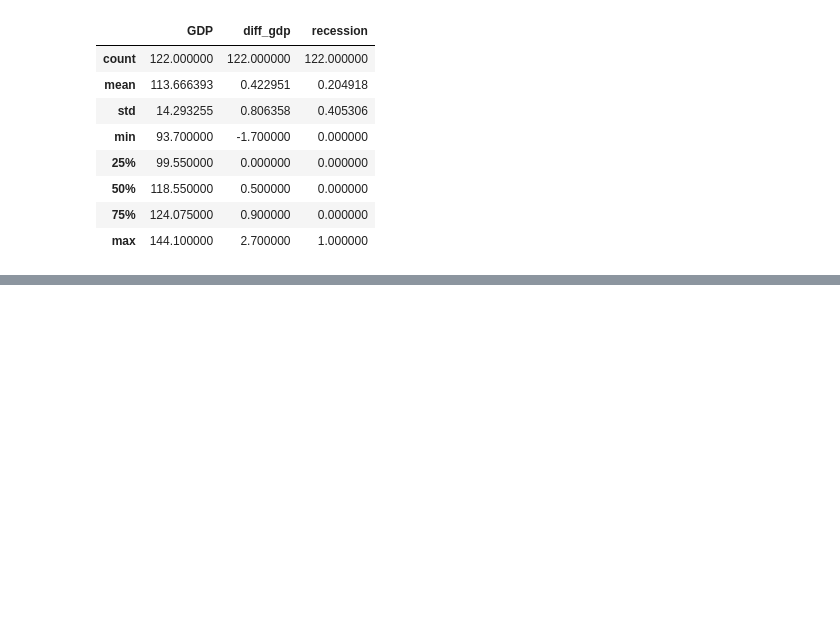
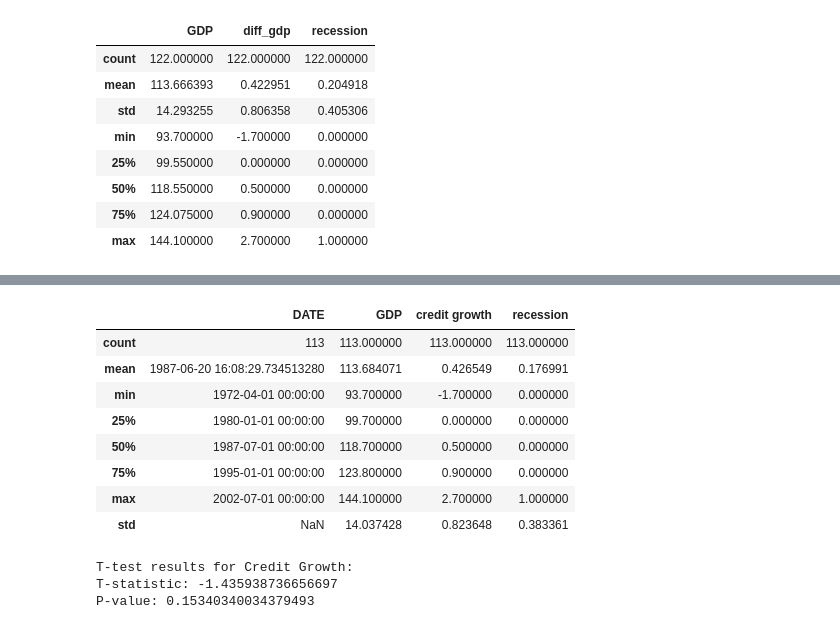
Before and after one commit to jeanDeluge/upstage_eda_1, a Jupyter notebook: creditgrowth.ipynb, the cells around one changed output, grey strips where cells are left out. Saved outputs shown, nothing was run; the diff lists cells and outputs as text; code cells hidden in the pictures; blank space fills up the shorter version.

```diff
--- a/creditgrowth.ipynb
+++ b/creditgrowth.ipynb
@@ -74,0 +170,12 @@ TypeError: 'method' object is not subscriptable
+# %%
+non_transition_data.describe()
+# %% [output]
+|  | DATE | GDP | credit growth | recession |
+| count | 113 | 113.000000 | 113.000000 | 113.000000 |
+| mean | 1987-06-20 16:08:29.734513280 | 113.684071 | 0.426549 | 0.176991 |
+| min | 1972-04-01 00:00:00 | 93.700000 | -1.700000 | 0.000000 |
+| 25% | 1980-01-01 00:00:00 | 99.700000 | 0.000000 | 0.000000 |
+| 50% | 1987-07-01 00:00:00 | 118.700000 | 0.500000 | 0.000000 |
+| 75% | 1995-01-01 00:00:00 | 123.800000 | 0.900000 | 0.000000 |
+| max | 2002-07-01 00:00:00 | 144.100000 | 2.700000 | 1.000000 |
+| std | NaN | 14.037428 | 0.823648 | 0.383361 |
@@ -74,0 +186,9 @@ TypeError: 'method' object is not subscriptable
+# %%
+
+print('\nT-test results for Credit Growth:')
+print('T-statistic:', results_credit_growth.statistic)
+print('P-value:', results_credit_growth.pvalue)
+# %% [output]
+T-test results for Credit Growth:
+T-statistic: -1.435938736656697
+P-value: 0.15340340034379493
```
Also changed, not shown: parts of 10 cells of this notebook.
